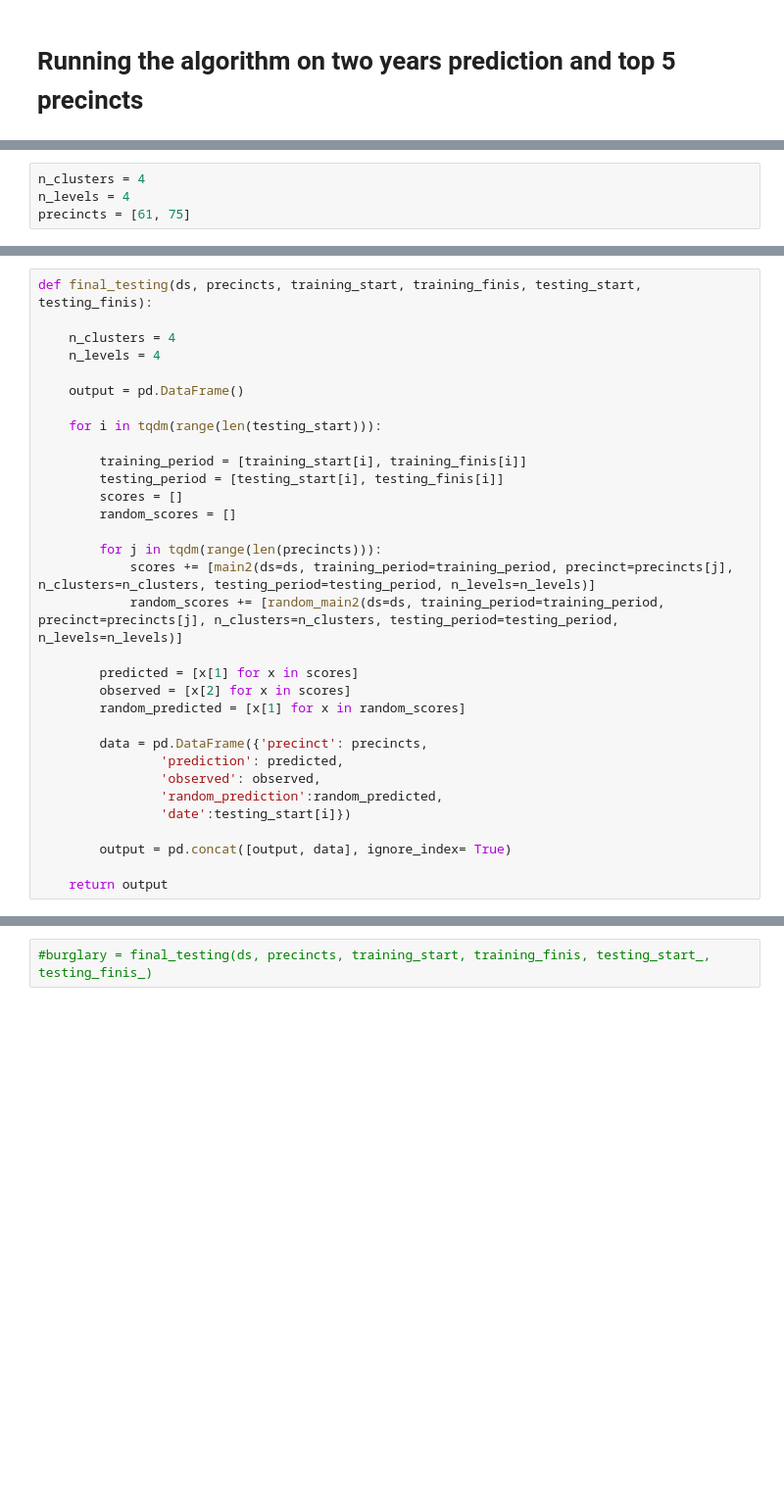
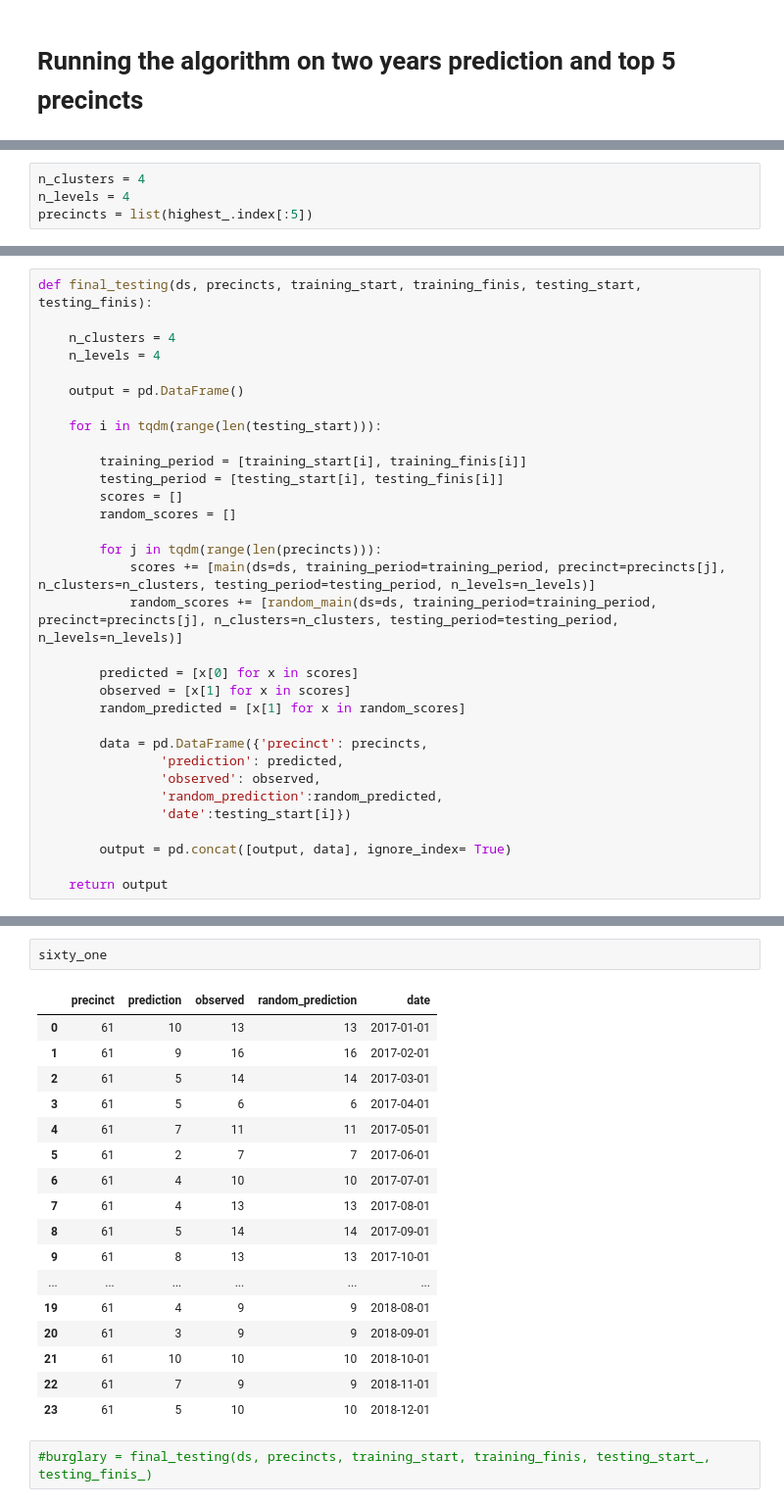
Before and after one commit to ricardozacarias/nyc-crime-ML, a Jupyter notebook: nyc-crime-spatiotemportal-clustering.ipynb, the cells around one changed output, grey strips where cells are left out. Shown at 98% size. Drawn from its saved outputs; the diff is of its cells as text; blank space fills up the shorter version.

```diff
--- a/nyc-crime-spatiotemportal-clustering.ipynb
+++ b/nyc-crime-spatiotemportal-clustering.ipynb
@@ -656,4 +527,4 @@ def random_main2(ds, training_period, precinct, n_clusters, testing_period, n_le
 # %%
 n_clusters = 4
 n_levels = 4
-precincts = [61, 75]
+precincts = list(highest_.index[:5])
@@ -675,11 +544,11 @@ def final_testing(ds, precincts, training_start, training_finis, testing_start,
         random_scores = []
 
         for j in tqdm(range(len(precincts))):
-            scores += [main2(ds=ds, training_period=training_period, precinct=precincts[j], n_clusters=n_clusters, testing_period=testing_period, n_levels=n_levels)]
-            random_scores += [random_main2(ds=ds, training_period=training_period, precinct=precincts[j], n_clusters=n_clusters, testing_period=testing_period, n_levels=n_levels)]
+            scores += [main(ds=ds, training_period=training_period, precinct=precincts[j], n_clusters=n_clusters, testing_period=testing_period, n_levels=n_levels)]
+            random_scores += [random_main(ds=ds, training_period=training_period, precinct=precincts[j], n_clusters=n_clusters, testing_period=testing_period, n_levels=n_levels)]
 
-        predicted = [x[1] for x in scores]
-        observed = [x[2] for x in scores]
+        predicted = [x[0] for x in scores]
+        observed = [x[1] for x in scores]
         random_predicted = [x[1] for x in random_scores]
 
         data = pd.DataFrame({'precinct': precincts,
@@ -696,3 +713,23 @@ sixty_one = final_testing(ds, precincts, training_start, training_finis, testing
+# %%
+sixty_one
+# %% [output]
+|  | precinct | prediction | observed | random_prediction | date |
+| 0 | 61 | 10 | 13 | 13 | 2017-01-01 |
+| 1 | 61 | 9 | 16 | 16 | 2017-02-01 |
+| 2 | 61 | 5 | 14 | 14 | 2017-03-01 |
+| 3 | 61 | 5 | 6 | 6 | 2017-04-01 |
+| 4 | 61 | 7 | 11 | 11 | 2017-05-01 |
+| 5 | 61 | 2 | 7 | 7 | 2017-06-01 |
+| 6 | 61 | 4 | 10 | 10 | 2017-07-01 |
+| 7 | 61 | 4 | 13 | 13 | 2017-08-01 |
+| 8 | 61 | 5 | 14 | 14 | 2017-09-01 |
+| 9 | 61 | 8 | 13 | 13 | 2017-10-01 |
+| ... | ... | ... | ... | ... | ... |
+| 19 | 61 | 4 | 9 | 9 | 2018-08-01 |
+| 20 | 61 | 3 | 9 | 9 | 2018-09-01 |
+| 21 | 61 | 10 | 10 | 10 | 2018-10-01 |
+| 22 | 61 | 7 | 9 | 9 | 2018-11-01 |
+| 23 | 61 | 5 | 10 | 10 | 2018-12-01 |
 # %%
 #burglary = final_testing(ds, precincts, training_start, training_finis, testing_start_, testing_finis_)
 # %%
```
Also changed, not shown: parts of 6 cells of this notebook, 7 other files.
